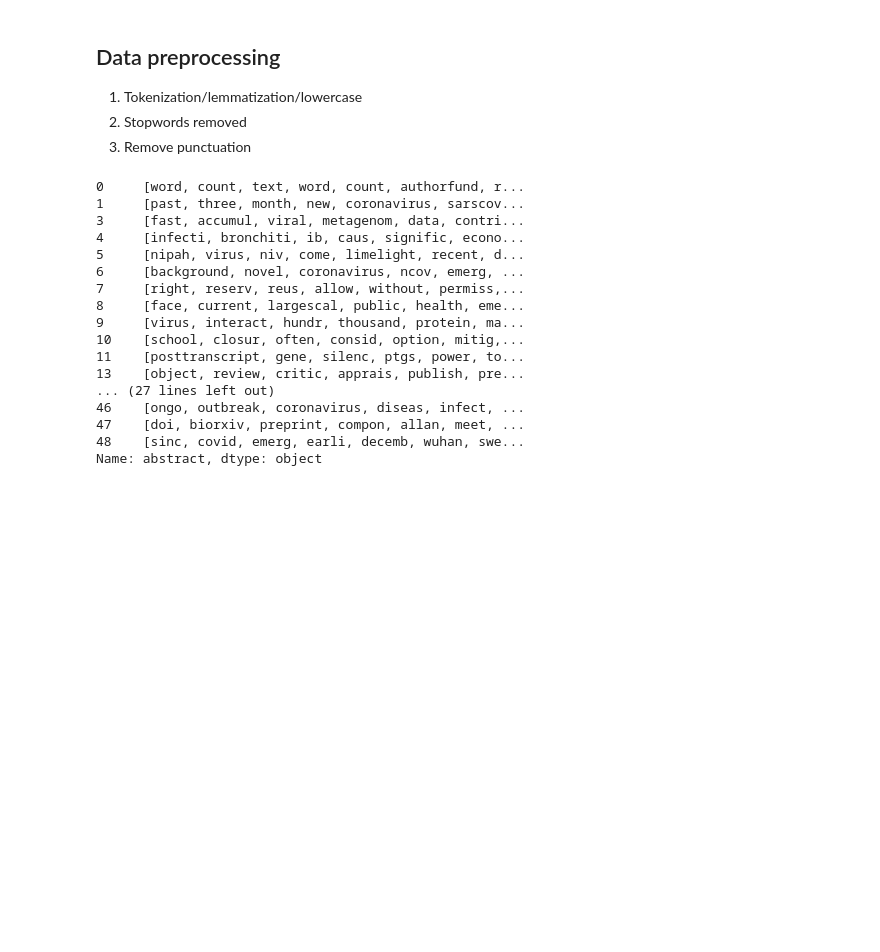
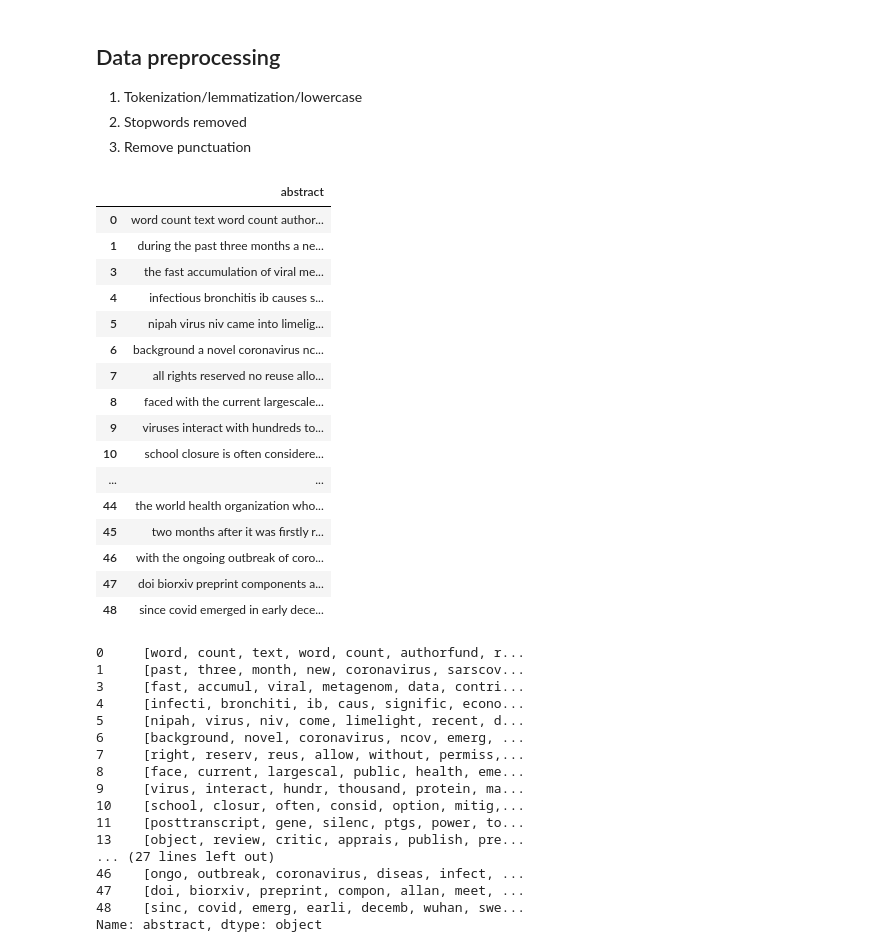
Before and after one commit to asahicantu/DAT550, a Jupyter notebook: preprocessing_topics.ipynb, the cells around one changed output. Saved outputs shown, nothing was run; the diff lists cells and outputs as text; code cells hidden in the pictures; blank space fills up the shorter version.

```diff
--- a/preprocessing_topics.ipynb
+++ b/preprocessing_topics.ipynb
@@ -77,3 +109,23 @@ def textpreprocessing(text):
+# %%
+documents
+# %% [output]
+|  | abstract |
+| 0 | word count text word count author... |
+| 1 | during the past three months a ne... |
+| 3 | the fast accumulation of viral me... |
+| 4 | infectious bronchitis ib causes s... |
+| 5 | nipah virus niv came into limelig... |
+| 6 | background a novel coronavirus nc... |
+| 7 | all rights reserved no reuse allo... |
+| 8 | faced with the current largescale... |
+| 9 | viruses interact with hundreds to... |
+| 10 | school closure is often considere... |
+| ... | ... |
+| 44 | the world health organization who... |
+| 45 | two months after it was firstly r... |
+| 46 | with the ongoing outbreak of coro... |
+| 47 | doi biorxiv preprint components a... |
+| 48 | since covid emerged in early dece... |
 # %%
 # preprocess all the abstracts
 processed_abstracts = documents['abstract'].map(textpreprocessing)
```
Also changed, not shown: parts of 7 cells of this notebook, 12 other files.
